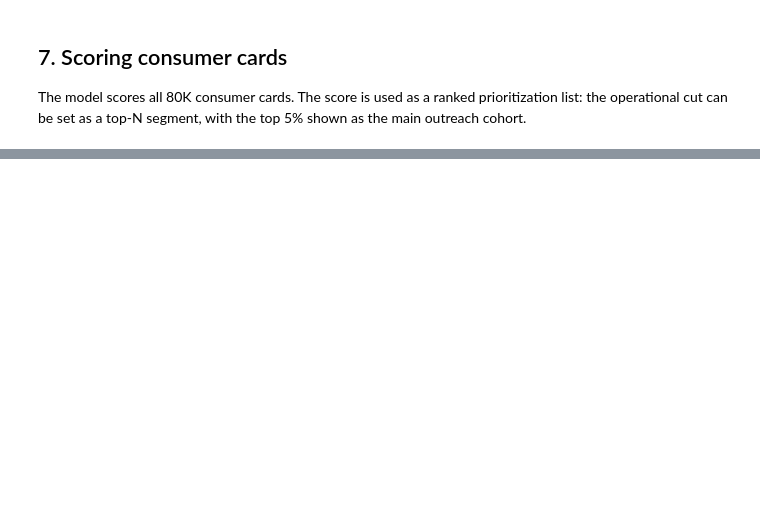
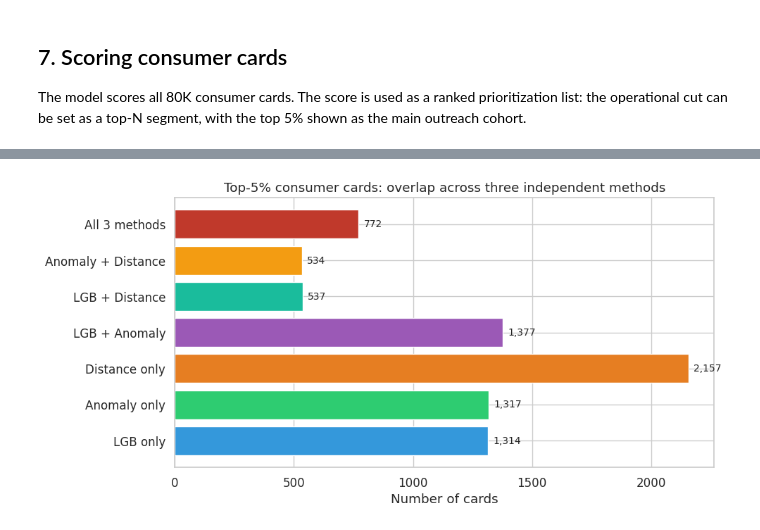
Before and after one commit to tsapuanq/MDQ, a Jupyter notebook: notebooks/mdq26_solution.ipynb, the cells around one changed output, grey strips where cells are left out. Drawn from its saved outputs; the diff is of its cells as text; code cells hidden in the pictures; blank space fills up the shorter version.

```diff
--- a/notebooks/mdq26_solution.ipynb
+++ b/notebooks/mdq26_solution.ipynb
@@ -624,0 +844,10 @@ print(f"Saved {len(out):,} rows to consumer_scored.csv")
+# %%
+# scale on business cards, project consumers into that space
+biz_scaler = StandardScaler().fit(biz_feats[feature_cols].values)
+biz_centroid = biz_scaler.transform(biz_feats[feature_cols].values).mean(axis=0)
+
+con_scaled = biz_scaler.transform(con_feats[feature_cols].values)
+con_feats["distance_to_biz"] = np.linalg.norm(con_scaled - biz_centroid, axis=1)
+
+print(f"distance range: {con_feats['distance_to_biz'].min():.2f} to {con_feats['distance_to_biz'].max():.2f}")
+print(f"top-5% closest distance cutoff: {con_feats['distance_to_biz'].quantile(0.05):.2f}")
@@ -624,0 +896,24 @@ print(f"Saved {len(out):,} rows to consumer_scored.csv")
+# %%
+overlap_counts = {
+    "LGB only"           : len(top_lgb - top_anomaly - top_distance),
+    "Anomaly only"       : len(top_anomaly - top_lgb - top_distance),
+    "Distance only"      : len(top_distance - top_lgb - top_anomaly),
+    "LGB + Anomaly"      : len((top_lgb & top_anomaly) - top_distance),
+    "LGB + Distance"     : len((top_lgb & top_distance) - top_anomaly),
+    "Anomaly + Distance" : len((top_anomaly & top_distance) - top_lgb),
+    "All 3 methods"      : len(top_lgb & top_anomaly & top_distance),
+}
+
+fig, ax = plt.subplots(figsize=(10, 5))
+bars = ax.barh(list(overlap_counts.keys()), list(overlap_counts.values()),
+               color=["#3498db","#2ecc71","#e67e22","#9b59b6","#1abc9c","#f39c12","#c0392b"])
+for bar, val in zip(bars, overlap_counts.values()):
+    ax.text(bar.get_width() + max(overlap_counts.values()) * 0.01,
+            bar.get_y() + bar.get_height() / 2,
+            f"{val:,}", va="center", fontsize=10)
+ax.set_xlabel("Number of cards")
+ax.set_title("Top-5% consumer cards: overlap across three independent methods")
+plt.tight_layout()
+plt.show()
+# %% [output]
+[figure, added]
```
Also changed, not shown: parts of 41 cells of this notebook.
